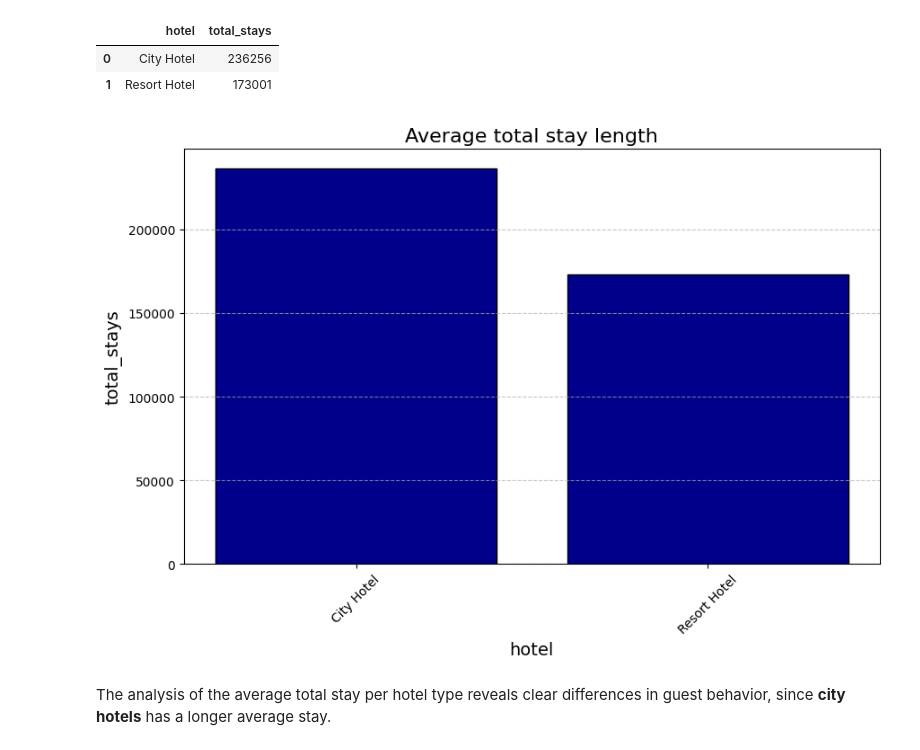
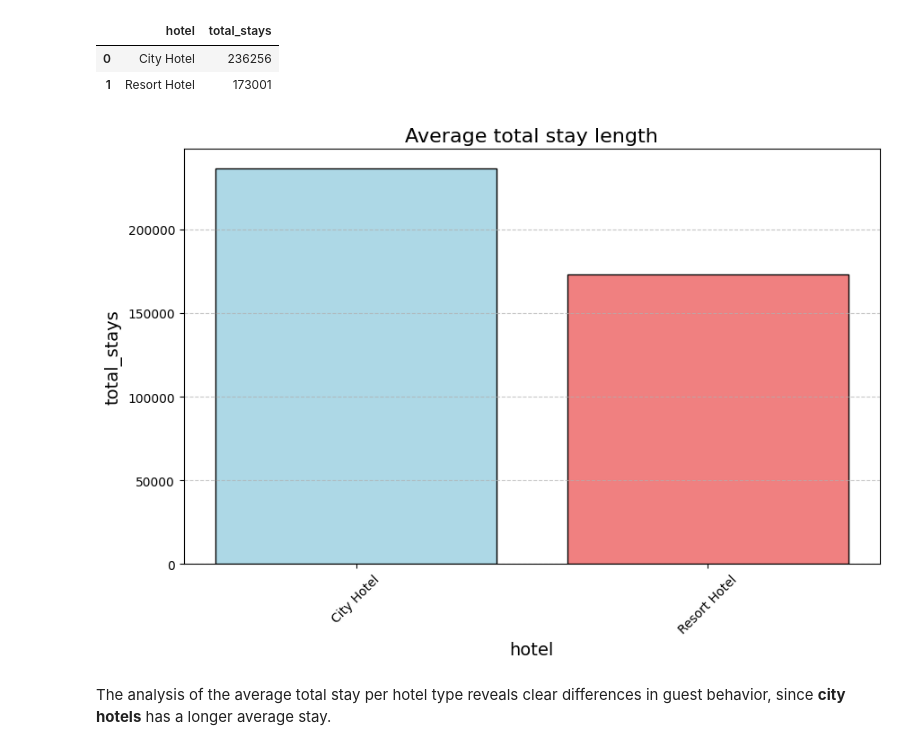
Before and after one commit to LuisaPolicarpo/Hotel, a Jupyter notebook: Hotel.ipynb, the cells around one changed output. Cells and saved outputs as stored; diff of their text form; code cells hidden in the pictures.

```diff
--- a/Hotel.ipynb
+++ b/Hotel.ipynb
@@ -369,20 +375,21 @@ result_avg
 | 0 | City Hotel | 236256 |
 | 1 | Resort Hotel | 173001 |
 # %%
+colors = ['#ADD8E6', '#F08080']
 plt.figure(figsize=(10,6))
-plt.bar(result_avg['hotel'], result_avg['total_stays'], color='darkblue', edgecolor='black')
+plt.bar(result_avg['hotel'], result_avg['total_stays'], color=colors, edgecolor='black')
 
 
 plt.title('Average total stay length', fontsize=16)
 plt.xlabel('hotel', fontsize=14)
 plt.ylabel('total_stays', fontsize=14)
 
 
 plt.grid(axis='y', linestyle='--', alpha=0.7)
 plt.xticks(rotation=45)
 plt.show()
 # %% [output]
-[figure, old version]
+[figure, new version]
 # %% [markdown]
 The analysis of the average total stay per hotel type reveals clear differences in guest behavior, since **city hotels** has a longer average stay.
 # %%
```
Also changed, not shown: parts of 4 cells of this notebook.
